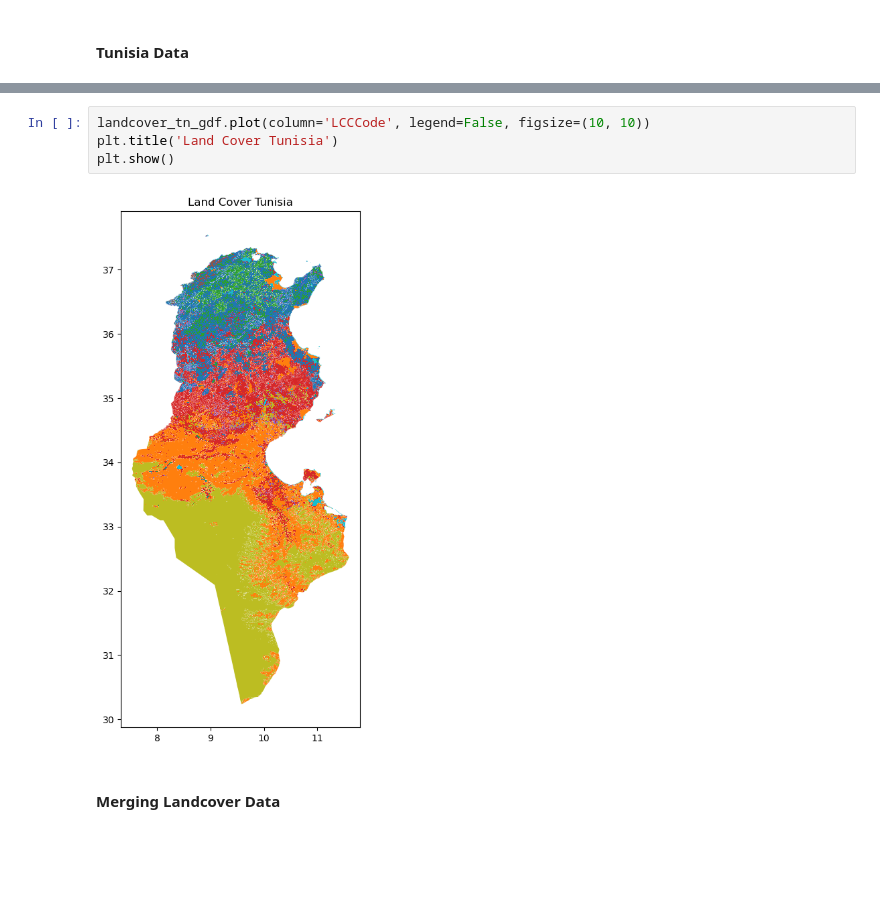
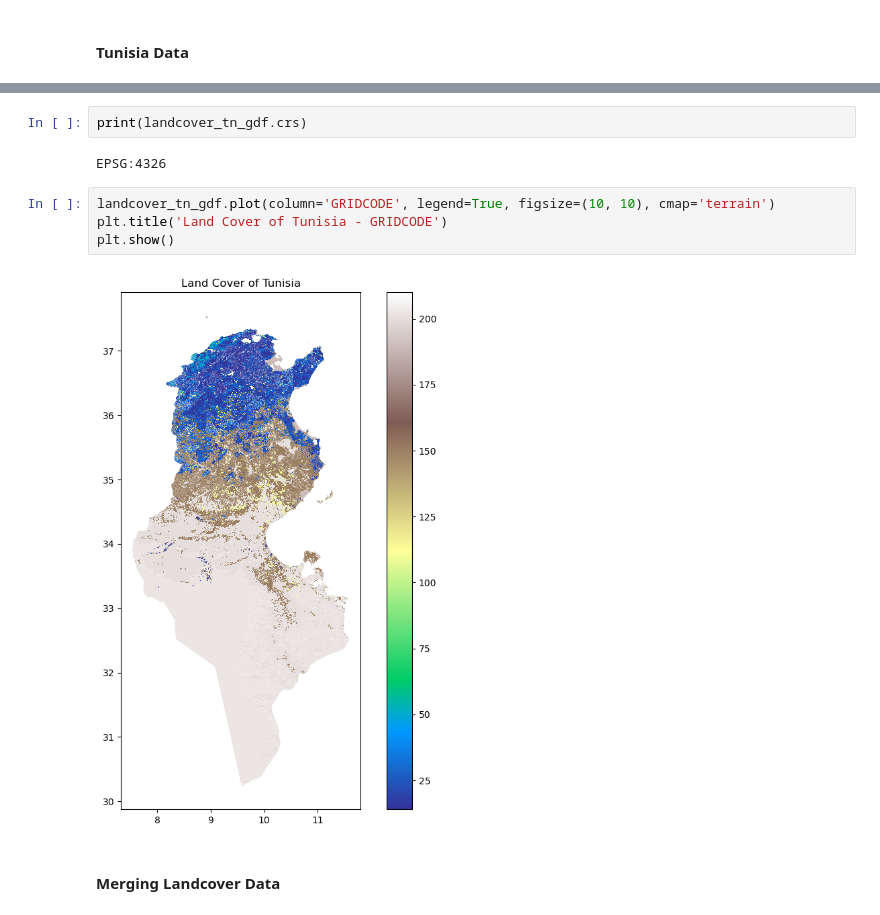
Before and after one commit to b-fatma/S2I-DM, a Jupyter notebook: src/0_data_collection/landcover.ipynb, the cells around one changed output, grey strips where cells are left out. Drawn from its saved outputs; the diff is of its cells as text; blank space fills up the shorter version.

```diff
--- a/src/0_data_collection/landcover.ipynb
+++ b/src/0_data_collection/landcover.ipynb
@@ -105,12 +105,16 @@ memory usage: 1.6+ MB
 2  POLYGON ((8.94583 37.53472, 8.94861 37.53472, ...
 3  POLYGON ((8.91528 37.52917, 8.91528 37.53194, ...
 4  POLYGON ((8.93194 37.53194, 8.9375 37.53194, 8...
+# %%
+print(landcover_tn_gdf.crs)
+# %% [output]
+EPSG:4326
 # %%
-landcover_tn_gdf.plot(column='LCCCode', legend=False, figsize=(10, 10))
-plt.title('Land Cover Tunisia')
+landcover_tn_gdf.plot(column='GRIDCODE', legend=True, figsize=(10, 10), cmap='terrain')
+plt.title('Land Cover of Tunisia - GRIDCODE')
 plt.show()
 # %% [output]
-[figure, old version]
+[figure, new version]
 # %% [markdown]
 #### Merging Landcover Data
 # %%
```
Also changed, not shown: parts of 5 cells of this notebook, 42 other files.
